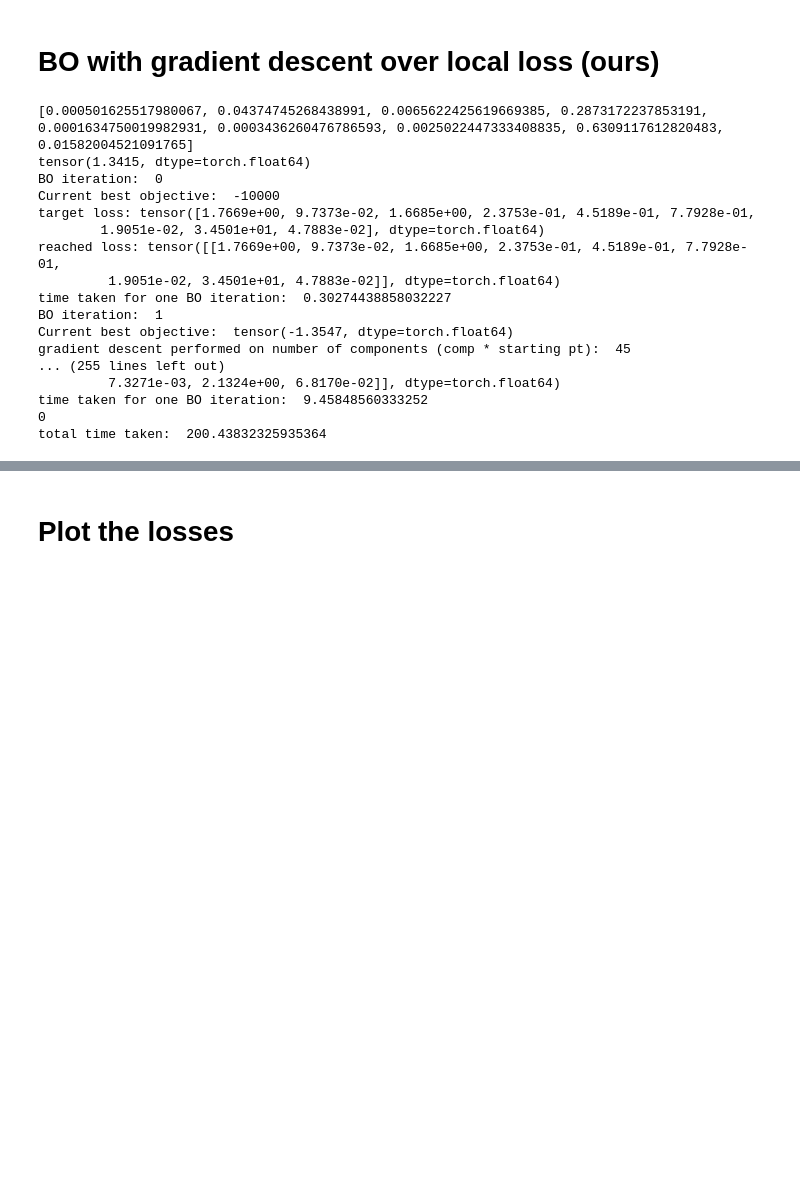
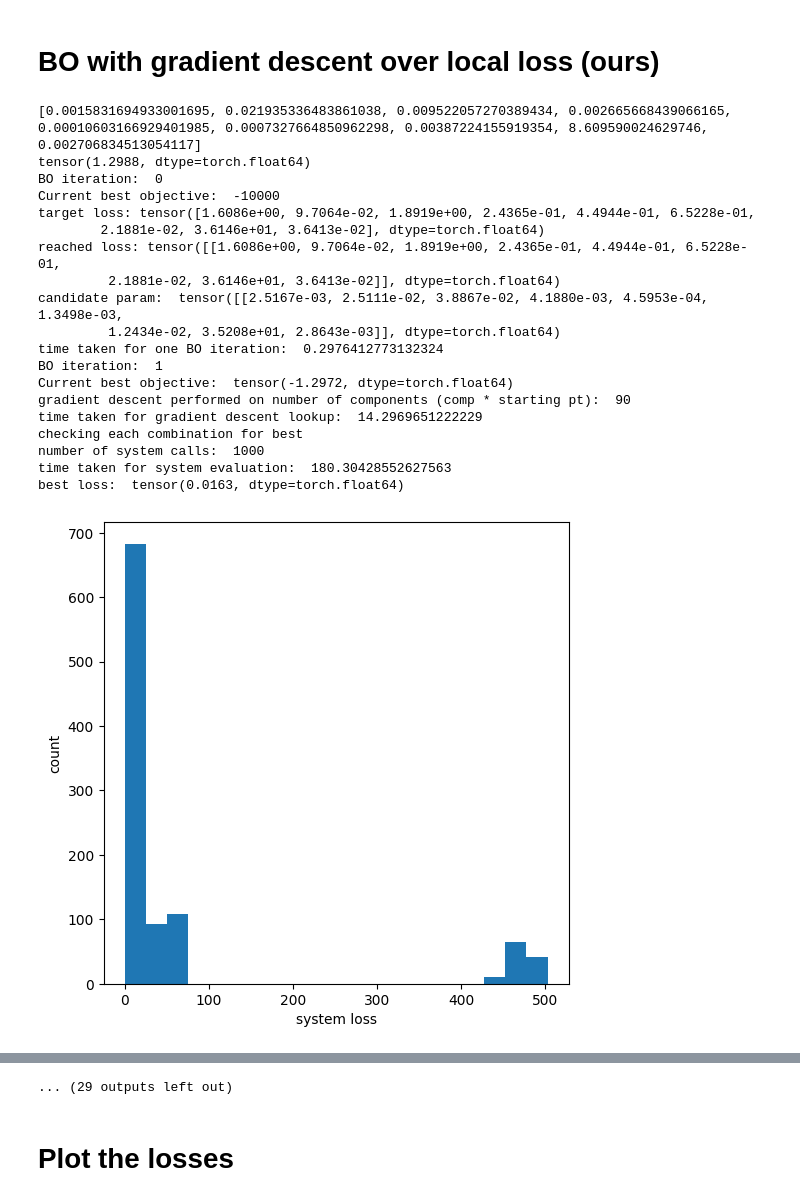
Before and after one commit to chenzhiliang94/AutoAI, a Jupyter notebook: Updated BO.ipynb, the cells around one changed output, grey strips where cells are left out. Cells and saved outputs as stored; diff of their text form; code cells hidden in the pictures; blank space fills up the shorter version.

```diff
--- a/Updated BO.ipynb
+++ b/Updated BO.ipynb
@@ -436,50 +496,53 @@ import random
 import time
 trials = 100
 print(lower_bound_local_loss)
-samples = [10]
+samples = [1000]
 sample_result = []
 trials_ = 1
 for s in samples:
     loss_space_bo_all_trials = []
     for x in range(trials):
         if len(loss_space_bo_all_trials) >= trials_:
             break
         #try:
         now = time.time()
         DG.random_initialize_param(100)
         print(DG.get_system_loss())
         # BO with local loss -> system loss
         if (DG.get_system_loss() > 100):
             continue
 
         bounds = torch.tensor([np.array(lower_bound_local_loss) * 1.0, np.array(lower_bound_local_loss) * 5])
         #all_best_losses_ours, best_param = BO_graph_local_loss(DG, bounds, "multi_search", samples=s, iteration=10)
-        all_best_losses_ours, best_param = BO_graph_local_loss(DG, bounds, "multi_search", samples=s, printout=False, to_normalize_y=True, ignore_error=True, num_starting_points=5, iteration=21)
+        all_best_losses_ours, best_param = BO_graph_local_loss(DG, bounds, "multi_search", samples=s, printout=True, to_normalize_y=True, ignore_error=True, num_starting_points=10, iteration=21)
         loss_space_bo_all_trials.append(all_best_losses_ours)
         later = time.time()
         difference = (later - now)
         print("total time taken: ", difference)
         sample_result.append(loss_space_bo_all_trials)
         #except:
         #    print("error")
         #    continue
 loss_space_bo_all_trials = np.array(loss_space_bo_all_trials)
-np.savetxt("result/BO_heter_error_inferred.csv", loss_space_bo_all_trials)
+#np.savetxt("result/BO_heter_error_inferred.csv", loss_space_bo_all_trials)
 # %% [output]
-[0.000501625517980067, 0.04374745268438991, 0.0065622425619669385, 0.2873172237853191, 0.0001634750019982931, 0.0003436260476786593, 0.0025022447333408835, 0.6309117612820483, 0.01582004521091765]
-tensor(1.3415, dtype=torch.float64)
+[0.0015831694933001695, 0.021935336483861038, 0.009522057270389434, 0.002665668439066165, 0.00010603166929401985, 0.0007327664850962298, 0.00387224155919354, 8.609590024629746, 0.002706834513054117]
+tensor(1.2988, dtype=torch.float64)
 BO iteration:  0
 Current best objective:  -10000
-target loss: tensor([1.7669e+00, 9.7373e-02, 1.6685e+00, 2.3753e-01, 4.5189e-01, 7.7928e-01,
-        1.9051e-02, 3.4501e+01, 4.7883e-02], dtype=torch.float64)
-reached loss: tensor([[1.7669e+00, 9.7373e-02, 1.6685e+00, 2.3753e-01, 4.5189e-01, 7.7928e-01,
-         1.9051e-02, 3.4501e+01, 4.7883e-02]], dtype=torch.float64)
-time taken for one BO iteration:  0.30274438858032227
+target loss: tensor([1.6086e+00, 9.7064e-02, 1.8919e+00, 2.4365e-01, 4.4944e-01, 6.5228e-01,
+        2.1881e-02, 3.6146e+01, 3.6413e-02], dtype=torch.float64)
+reached loss: tensor([[1.6086e+00, 9.7064e-02, 1.8919e+00, 2.4365e-01, 4.4944e-01, 6.5228e-01,
+         2.1881e-02, 3.6146e+01, 3.6413e-02]], dtype=torch.float64)
+candidate param:  tensor([[2.5167e-03, 2.5111e-02, 3.8867e-02, 4.1880e-03, 4.5953e-04, 1.3498e-03,
+         1.2434e-02, 3.5208e+01, 2.8643e-03]], dtype=torch.float64)
+time taken for one BO iteration:  0.2976412773132324
 BO iteration:  1
-Current best objective:  tensor(-1.3547, dtype=torch.float64)
-gradient descent performed on number of components (comp * starting pt):  45
-... (255 lines left out)
-         7.3271e-03, 2.1324e+00, 6.8170e-02]], dtype=torch.float64)
-time taken for one BO iteration:  9.45848560333252
-0
-total time taken:  200.43832325935364
+Current best objective:  tensor(-1.2972, dtype=torch.float64)
+gradient descent performed on number of components (comp * starting pt):  90
+time taken for gradient descent lookup:  14.2969651222229
+checking each combination for best
+number of system calls:  1000
+time taken for system evaluation:  180.30428552627563
+best loss:  tensor(0.0163, dtype=torch.float64)
+[figure, added]
@@ -486,3 +629,4 @@ total time taken:  200.43832325935364
+... (29 outputs left out)
 # %%
 loss_space_bo_all_trials = [x[0] for x in loss_space_bo_all_trials]
 # %% [markdown]
```
Also changed, not shown: parts of 6 cells of this notebook, 25 other files.
